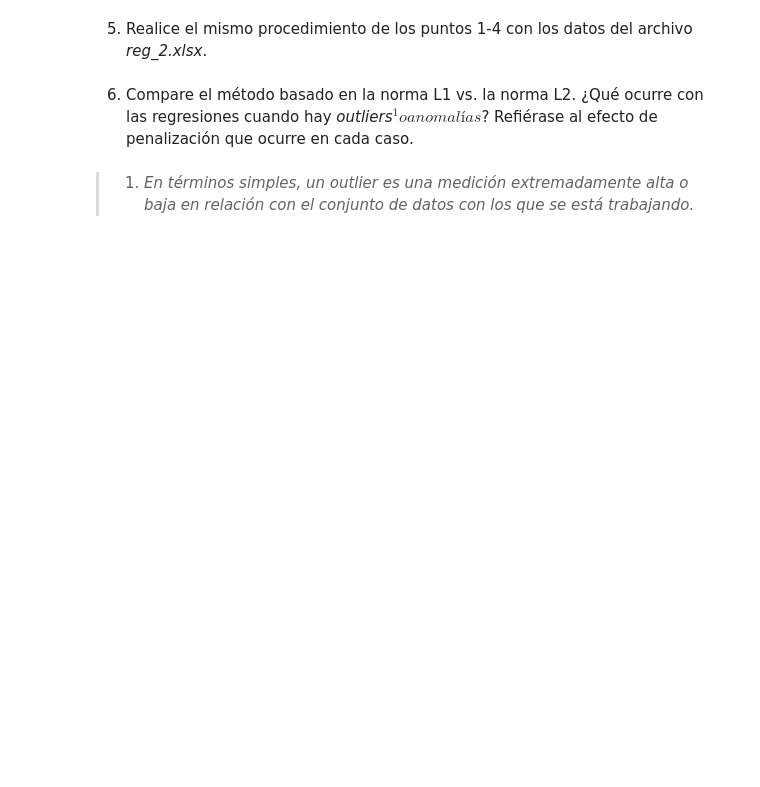
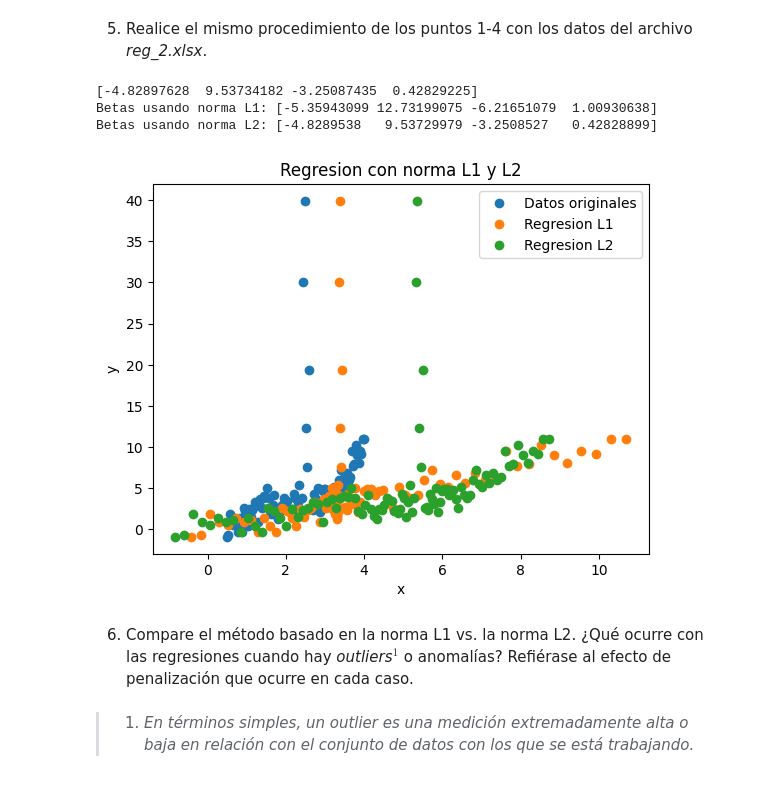
Before and after one commit to DavidTobonIBIO/Labs-IBIO2240, a Jupyter notebook: Lab11/Laboratorio_11.ipynb, the cells around one changed output. Cells and saved outputs as stored; diff of their text form; code cells hidden in the pictures; blank space fills up the shorter version.

```diff
--- a/Lab11/Laboratorio_11.ipynb
+++ b/Lab11/Laboratorio_11.ipynb
@@ -89,6 +125,44 @@ print(betas_L2)
 # %% [markdown]
 5. Realice el mismo procedimiento de los puntos 1-4 con los datos del archivo _reg_2.xlsx_.
+# %%
+mat_data = loadmat('Reg2.mat')
+data_reg2_x = np.array(mat_data['x'][0])
+data_reg2_y = np.array(mat_data['y'][0])
+y = data_reg2_y
+
+H = build_H(data_reg2_x, 3)
+betas_L2 = get_betas(H, y)
+regresion2 = calculate_regresion(H, betas_L2)
+print(betas_L2)
+
+initial_guess = np.zeros(len(H[0]))
+
+min_betas_L1 = minimize(func_with_L1_norm, initial_guess)
+betas_L1 = min_betas_L1.x
+print("Betas usando norma L1:", betas_L1)
+
+min_betas_L2 = minimize(func_with_L2_norm, initial_guess)
+betas_L2 = min_betas_L2.x
+print("Betas usando norma L2:", betas_L2)
+
+reg2_L1 = calculate_regresion(H, betas_L1)
+reg2_L2 = calculate_regresion(H, betas_L2)
+
+plt.figure()
+plt.plot(data_reg2_x, y, 'o', label='Datos originales')
+plt.plot(reg2_L1, y, 'o', label='Regresion L1')
+plt.plot(reg2_L2, y, 'o', label='Regresion L2')
+plt.title("Regresion con norma L1 y L2")
+plt.xlabel("x")
+plt.ylabel("y")
+plt.legend()
+plt.show()
+# %% [output]
+[-4.82897628  9.53734182 -3.25087435  0.42829225]
+Betas usando norma L1: [-5.35943099 12.73199075 -6.21651079  1.00930638]
+Betas usando norma L2: [-4.8289538   9.53729979 -3.2508527   0.42828899]
+[figure, added]
 # %% [markdown]
-6. Compare el método basado en la norma L1 vs. la norma L2. ¿Qué ocurre con las regresiones cuando hay *outliers*$^1 o anomalías$? Refiérase al efecto de penalización que ocurre en cada caso.
+6. Compare el método basado en la norma L1 vs. la norma L2. ¿Qué ocurre con las regresiones cuando hay *outliers*$^1$ o anomalías? Refiérase al efecto de penalización que ocurre en cada caso.
 # %% [markdown]
  > 1. *En términos simples, un outlier es una medición extremadamente alta o baja en relación con el conjunto de datos con los que se está trabajando.*
```
Also changed, not shown: parts of 5 cells of this notebook.
